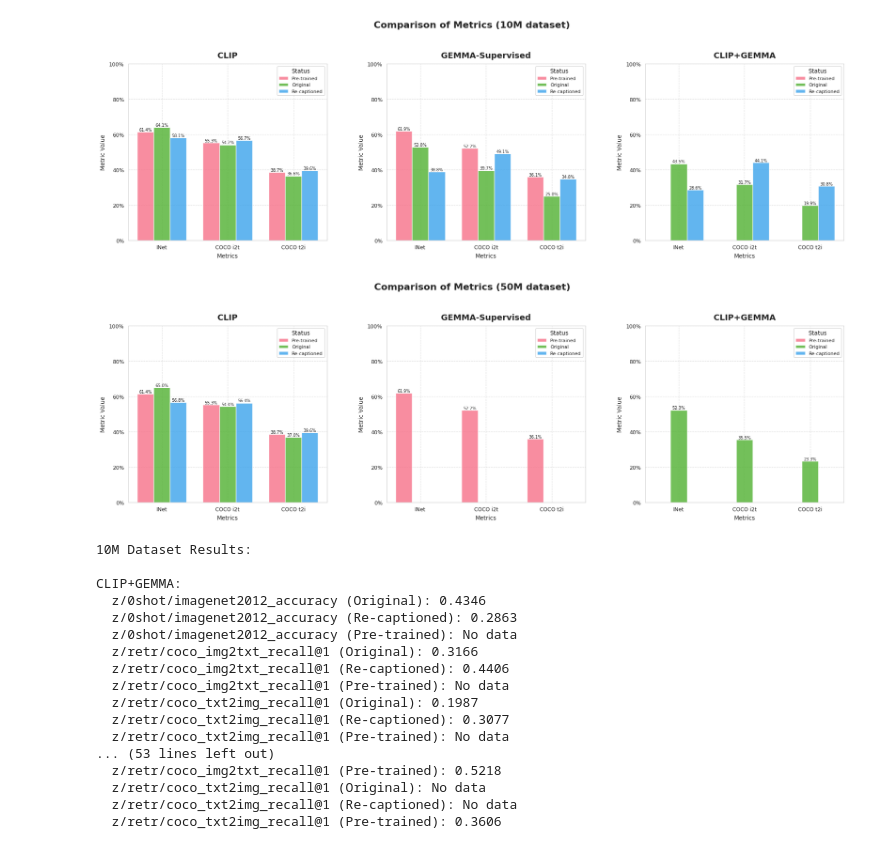
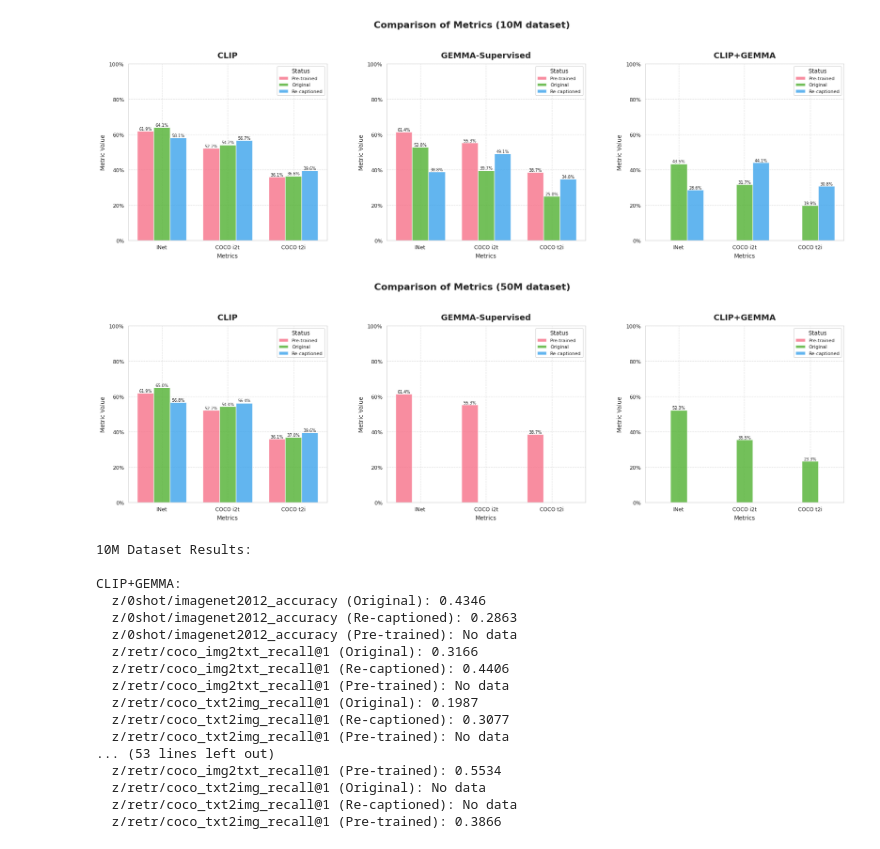
Before and after one commit to LLM-supervised-Vision/big_vision, a Jupyter notebook: scripts/20241003_plotting_FT_bars.ipynb, the cells around one changed output. Saved outputs shown, nothing was run; the diff lists cells and outputs as text; code cells hidden in the pictures.

Commit message:
plotting FT bars - correct pretrained ckpt path

```diff
--- a/scripts/20241003_plotting_FT_bars.ipynb
+++ b/scripts/20241003_plotting_FT_bars.ipynb
@@ -22,8 +22,8 @@ datacomp_recap_50M = {
 }
 
 pre_trained_models = {
-    "Pre-FT_CLIP": "gs://us-central2-storage/tensorflow_datasets/mllm_ckpts/paligemma/gemma2b-partial_frozen99-0.01-gap_b16-F_contrastive_bs16k_s3b_lr1e-3_wd1e-4_bf16_09-01_0446",
-    "Pre-FT_Gemma-supervised": "gs://us-central2-storage/tensorflow_datasets/vit-b-16_3b_pretraining/clip_bs16384_warm0.03_lr1e-3_wd1e-4_bf16_qknorm-F_b2-0.95_12lyr_07-25_1415"
+    "Pre-FT_CLIP": "gs://us-central2-storage/tensorflow_datasets/vit-b-16_3b_pretraining/clip_bs16384_warm0.03_lr1e-3_wd1e-4_bf16_qknorm-F_b2-0.95_12lyr_07-25_1415",
+    "Pre-FT_Gemma-supervised": "gs://us-central2-storage/tensorflow_datasets/mllm_ckpts/paligemma/gemma2b-partial_frozen99-0.01-gap_b16-F_contrastive_bs16k_s3b_lr1e-3_wd1e-4_bf16_09-01_0446",
 }
 
 def get_final_metrics(experiment_name, experiments):
@@ -157,19 +163,19 @@ for dataset, df in [("10M", df_10M), ("50M", df_50M)]:
-[figure, old version]
+[figure, new version]
-[figure, old version]
+[figure, new version]
-10M Dataset Results:
-
-CLIP+GEMMA:
-  z/0shot/imagenet2012_accuracy (Original): 0.4346
-  z/0shot/imagenet2012_accuracy (Re-captioned): 0.2863
-  z/0shot/imagenet2012_accuracy (Pre-trained): No data
-  z/retr/coco_img2txt_recall@1 (Original): 0.3166
-  z/retr/coco_img2txt_recall@1 (Re-captioned): 0.4406
-  z/retr/coco_img2txt_recall@1 (Pre-trained): No data
-  z/retr/coco_txt2img_recall@1 (Original): 0.1987
-  z/retr/coco_txt2img_recall@1 (Re-captioned): 0.3077
-  z/retr/coco_txt2img_recall@1 (Pre-trained): No data
-... (53 lines left out)
-  z/retr/coco_img2txt_recall@1 (Pre-trained): 0.5218
-  z/retr/coco_txt2img_recall@1 (Original): No data
-  z/retr/coco_txt2img_recall@1 (Re-captioned): No data
-  z/retr/coco_txt2img_recall@1 (Pre-trained): 0.3606
+10M Dataset Results:
+
+CLIP+GEMMA:
+  z/0shot/imagenet2012_accuracy (Original): 0.4346
+  z/0shot/imagenet2012_accuracy (Re-captioned): 0.2863
+  z/0shot/imagenet2012_accuracy (Pre-trained): No data
+  z/retr/coco_img2txt_recall@1 (Original): 0.3166
+  z/retr/coco_img2txt_recall@1 (Re-captioned): 0.4406
+  z/retr/coco_img2txt_recall@1 (Pre-trained): No data
+  z/retr/coco_txt2img_recall@1 (Original): 0.1987
+  z/retr/coco_txt2img_recall@1 (Re-captioned): 0.3077
+  z/retr/coco_txt2img_recall@1 (Pre-trained): No data
+... (53 lines left out)
+  z/retr/coco_img2txt_recall@1 (Pre-trained): 0.5534
+  z/retr/coco_txt2img_recall@1 (Original): No data
+  z/retr/coco_txt2img_recall@1 (Re-captioned): No data
+  z/retr/coco_txt2img_recall@1 (Pre-trained): 0.3866
```
Also changed, not shown: parts of 1 cell of this notebook.
